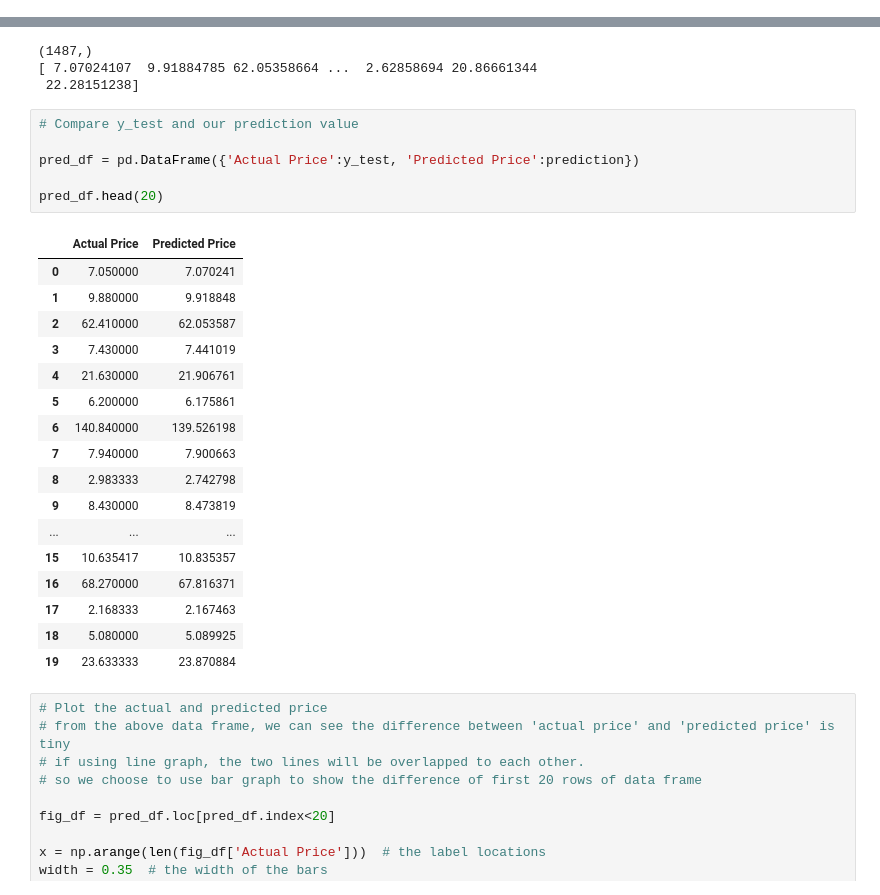
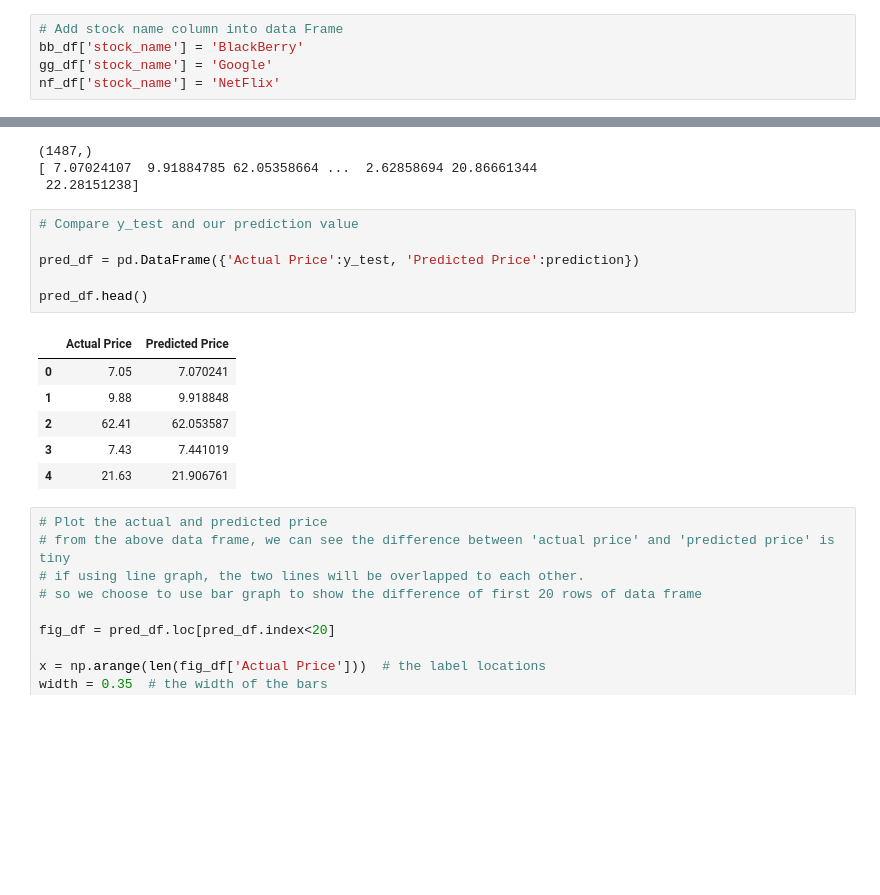
Before and after one commit to kareng013/Team_12, a Jupyter notebook: Stock_Price_Prediction_Function_Version.ipynb, the cells around one changed output, grey strips where cells are left out. Cells and saved outputs as stored; diff of their text form; blank space fills up the shorter version.

```diff
--- a/Stock_Price_Prediction_Function_Version.ipynb
+++ b/Stock_Price_Prediction_Function_Version.ipynb
@@ -175,6 +245,11 @@ nf_df.set_index('Date')
 | 2022-09-16 | 231.220000 | 241.360000 | 227.830000 | 240.130000 | 18871600 |
 | 2022-09-19 | 245.050000 | 245.250000 | 235.750000 | 243.630000 | 17912400 |
 5117 rows × 5 columns
+# %%
+# Add stock name column into data Frame
+bb_df['stock_name'] = 'BlackBerry'
+gg_df['stock_name'] = 'Google'
+nf_df['stock_name'] = 'NetFlix'
 # %%
 # Vistulize the stock price trend by using 'Close' column
 plt.plot(bb_df['Date'], bb_df['close_price'], label='Close')
@@ -257,27 +333,16 @@ print(prediction)
 # %%
 # Compare y_test and our prediction value
 
 pred_df = pd.DataFrame({'Actual Price':y_test, 'Predicted Price':prediction})
 
-pred_df.head(20)
+pred_df.head()
 # %% [output]
 |  | Actual Price | Predicted Price |
-| 0 | 7.050000 | 7.070241 |
-| 1 | 9.880000 | 9.918848 |
-| 2 | 62.410000 | 62.053587 |
-| 3 | 7.430000 | 7.441019 |
-| 4 | 21.630000 | 21.906761 |
-| 5 | 6.200000 | 6.175861 |
-| 6 | 140.840000 | 139.526198 |
-| 7 | 7.940000 | 7.900663 |
-| 8 | 2.983333 | 2.742798 |
-| 9 | 8.430000 | 8.473819 |
-| ... | ... | ... |
-| 15 | 10.635417 | 10.835357 |
-| 16 | 68.270000 | 67.816371 |
-| 17 | 2.168333 | 2.167463 |
-| 18 | 5.080000 | 5.089925 |
-| 19 | 23.633333 | 23.870884 |
+| 0 | 7.05 | 7.070241 |
+| 1 | 9.88 | 9.918848 |
+| 2 | 62.41 | 62.053587 |
+| 3 | 7.43 | 7.441019 |
+| 4 | 21.63 | 21.906761 |
 # %%
 # Plot the actual and predicted price
 # from the above data frame, we can see the difference between 'actual price' and 'predicted price' is tiny
```
Also changed, not shown: parts of 14 cells of this notebook, 6 other files.
